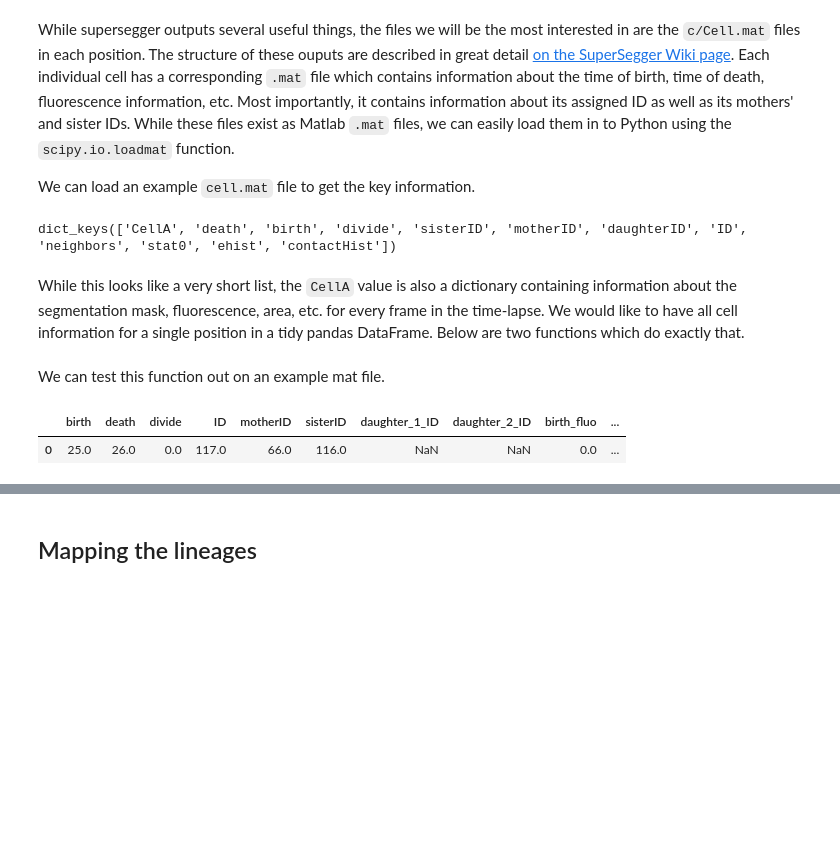
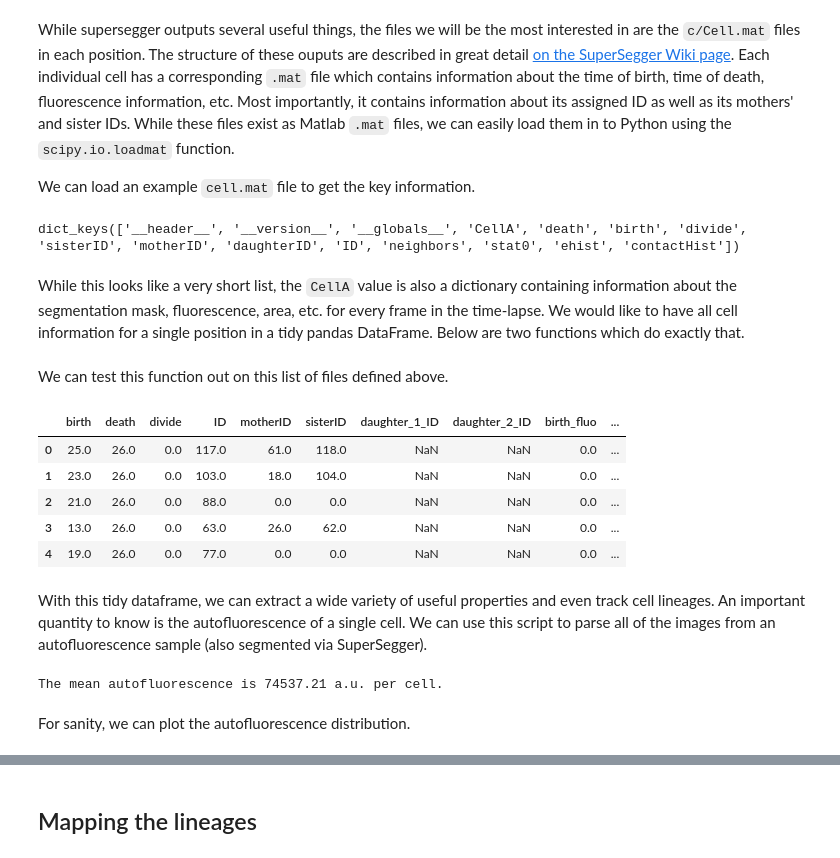
Before and after one commit to RPGroup-PBoC/mscl_survival, a Jupyter notebook: code/tracking_cell_lineages.ipynb, the cells around one changed output, grey strips where cells are left out. Drawn from its saved outputs; the diff is of its cells as text; code cells hidden in the pictures; blank space fills up the shorter version.

Commit message:
Progress on tracking cell lineages.

```diff
--- a/code/tracking_cell_lineages.ipynb
+++ b/code/tracking_cell_lineages.ipynb
@@ -22,22 +21,17 @@ While supersegger outputs several useful things, the files we will be the most i
 We can load an example `cell.mat` file to get the key information.
 # %%
 # Define the data directory for a single image position.
-data_dir = '../data/images/20171017_sfGFP_10ngmL_dilution/growth/xy00/cell/'
+root_dir = '../data/images/20171017_sfGFP_10ngmL_dilution/'
+data_dir = '{0}growth/xy00/cell/'.format(root_dir)
 
 # Grab all of the mat files. Note that these exist as cell and Cell.
-mat_files = glob.glob('{0}*.mat'.format(data_dir))
-example_mat = mat_files[0]
-
-# Define `example_mat` as a variable in Matlab workspace.
-eng.workspace['f'] = example_mat
-
-# Load the matfile in Matlab and assign it to a Python variable.
-mat_file = eng.eval('load(f)')
+files = glob.glob('{0}*.mat'.format(data_dir))
+mat_file = scipy.io.loadmat(files[0])
 
 # Print out the keys of the mat_file.
 mat_file.keys()
 # %% [output]
-dict_keys(['CellA', 'death', 'birth', 'divide', 'sisterID', 'motherID', 'daughterID', 'ID', 'neighbors', 'stat0', 'ehist', 'contactHist'])
+dict_keys(['__header__', '__version__', '__globals__', 'CellA', 'death', 'birth', 'divide', 'sisterID', 'motherID', 'daughterID', 'ID', 'neighbors', 'stat0', 'ehist', 'contactHist'])
 # %% [markdown]
 While this looks like a very short list, the `CellA` value is also a dictionary containing information about the segmentation mask, fluorescence, area, etc. for every frame in the time-lapse. We would like to have all cell information for a single position in a tidy pandas DataFrame. Below are two functions which do exactly that.
 # %%
@@ -113,8 +107,9 @@ def cell_to_dict(file, add_props=None, excluded_props=None):
     if excluded_props is not None:
         new_dict = {}
         keys = cell_dict.keys()
-        for key in keys not in excluded_props:
-            new_dict[key] = cell_dict[key]
+        for key in keys:
+            if key not in excluded_props:
+                new_dict[key] = cell_dict[key]
         cell_dict = new_dict
     if add_props is not None:
         for key in add_props.keys():
@@ -123,15 +118,14 @@ def cell_to_dict(file, add_props=None, excluded_props=None):
     # Return the cell dictionary.
     return cell_dict
 
-def parse_cell_files(files, add_props=None, excluded_props=None):
+def parse_cell_files(files, **kwargs):
     """
     Executes cell_to_dict across a list of files and returns a Pandas DataFrame.
     """
     if type(files) is not list:
         raise TypeError("'files' is type {0} not list.".format(type(files)))
     for i, f in enumerate(files):
-        cell_dict = cell_to_dict(f, add_props=add_props,
-                                 excluded_props=excluded_props)
+        cell_dict = cell_to_dict(f, **kwargs)
         if i == 0:
             keys = cell_dict.keys()
             df = pd.DataFrame([], columns=keys)
@@ -140,10 +134,46 @@ def parse_cell_files(files, add_props=None, excluded_props=None):
             df = df.append(cell_dict, ignore_index=True)
     return df
 # %% [markdown]
-We can test this function out on an example mat file.
+We can test this function out on this list of files defined above.
-# %%
-mat_df = parse_cell_files([example_mat])
-mat_df.head()
-# %% [output]
-|  | birth | death | divide | ID | motherID | sisterID | daughter_1_ID | daughter_2_ID | birth_fluo | ... |
-| 0 | 25.0 | 26.0 | 0.0 | 117.0 | 66.0 | 116.0 | NaN | NaN | 0.0 | ... |
+# %%
+# Execute function on a single position.
+cell_df = parse_cell_files(files)
+cell_df.head()
+# %% [output]
+|  | birth | death | divide | ID | motherID | sisterID | daughter_1_ID | daughter_2_ID | birth_fluo | ... |
+| 0 | 25.0 | 26.0 | 0.0 | 117.0 | 61.0 | 118.0 | NaN | NaN | 0.0 | ... |
+| 1 | 23.0 | 26.0 | 0.0 | 103.0 | 18.0 | 104.0 | NaN | NaN | 0.0 | ... |
+| 2 | 21.0 | 26.0 | 0.0 | 88.0 | 0.0 | 0.0 | NaN | NaN | 0.0 | ... |
+| 3 | 13.0 | 26.0 | 0.0 | 63.0 | 26.0 | 62.0 | NaN | NaN | 0.0 | ... |
+| 4 | 19.0 | 26.0 | 0.0 | 77.0 | 0.0 | 0.0 | NaN | NaN | 0.0 | ... |
+# %% [markdown]
+With this tidy dataframe, we can extract a wide variety of useful properties and even track cell lineages. An important quantity to know is the autofluorescence of a single cell. We can use this script to parse all of the images from an autofluorescence sample (also segmented via SuperSegger).
+# %%
+# Define the directory containing the autofluorescence samples.
+auto_dir = '{0}autofluorescence/xy*'.format(root_dir)
+auto_positions = glob.glob(auto_dir)
+
+# Loop through each position and parse the cell files.
+auto_dfs = []
+for i, pos in enumerate(auto_positions):
+    # Get the positition number.
+    num = int(pos.split('xy')[-1])
+
+    # Glob the cell files and generate the Datarame.
+    files = glob.glob('{0}/cell/*.mat'.format(pos))
+    _df = parse_cell_files(files, add_props={'position': int(num)},
+                          excluded_props=['daughter_1_ID', 'daughter_2_ID',
+                                          'death_fluo', 'motherID',
+                                          'sisterID','divide', 'birth', 'death'])
+    auto_dfs.append(_df)
+
+# Assemble all of the positions into a single DataFrame
+auto_df = pd.concat(auto_dfs, axis=0)
+
+# Compute the mean autofluorescence value.
+mean_auto = auto_df['birth_fluo'].mean()
+print('The mean autofluorescence is {0:.2f} a.u. per cell.'.format(mean_auto))
+# %% [output]
+The mean autofluorescence is 74537.21 a.u. per cell.
+# %% [markdown]
+For sanity, we can plot the autofluorescence distribution.
```
Also changed, not shown: parts of 26 cells of this notebook.
